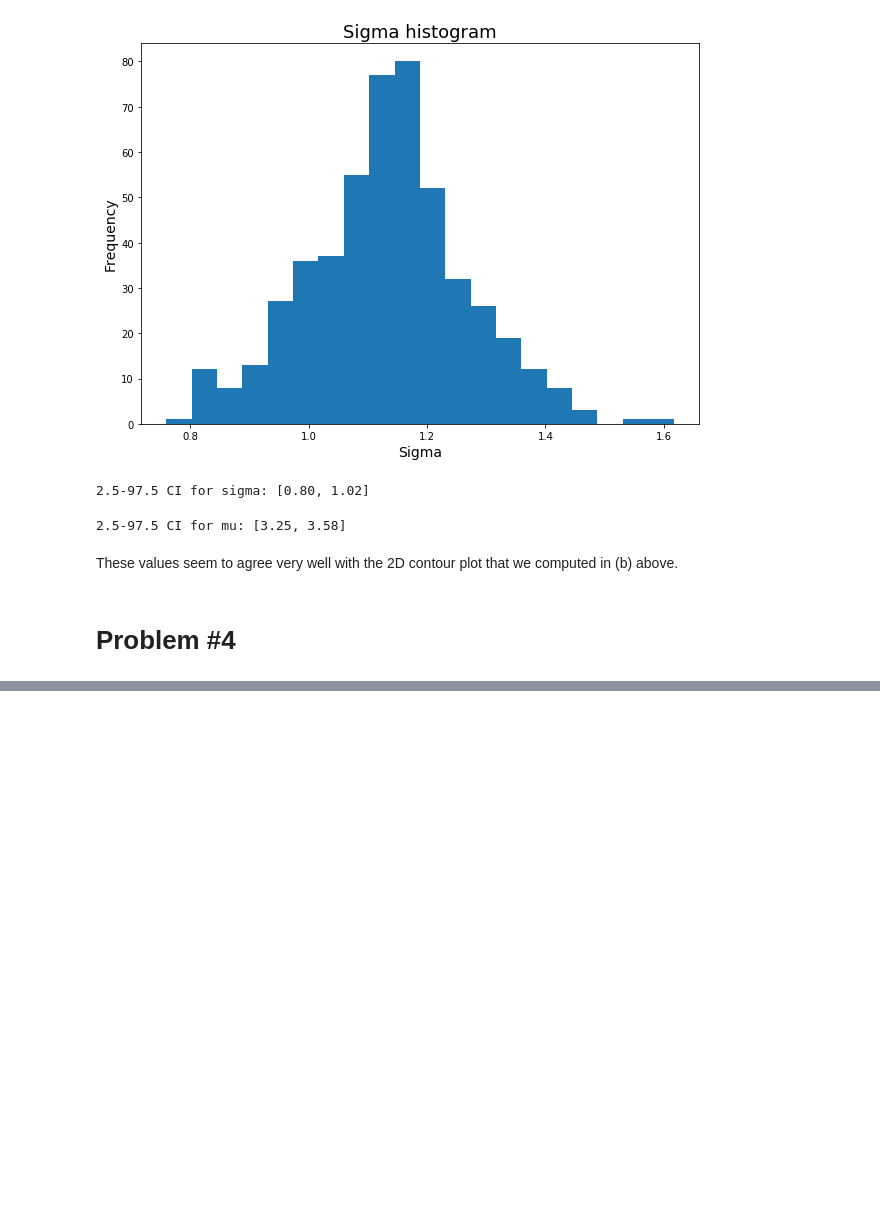
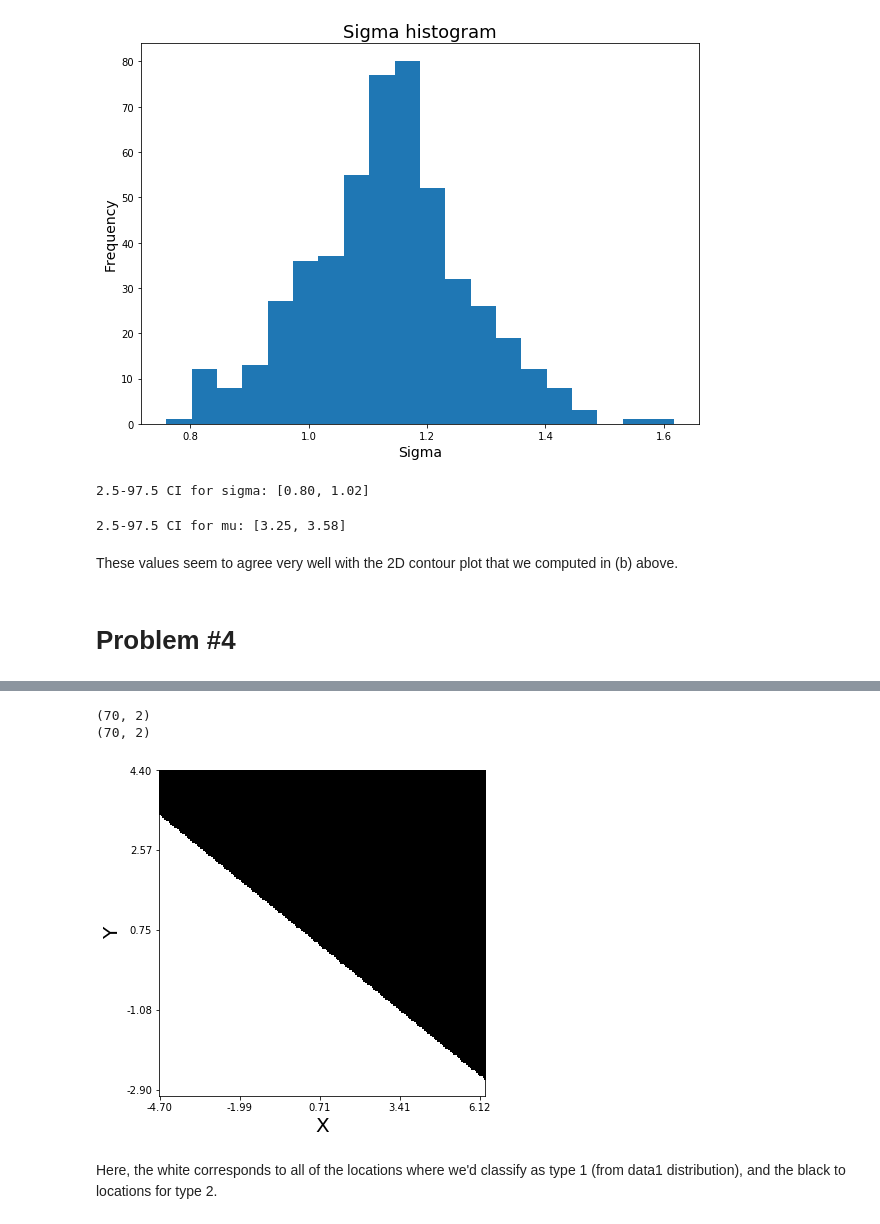
Before and after one commit to rfeinman/hw-mathtools, a Jupyter notebook: Feinman_Reuben_HW6/hw6.ipynb, the cells around one changed output, grey strips where cells are left out. Saved outputs shown, nothing was run; the diff lists cells and outputs as text; code cells hidden in the pictures; blank space fills up the shorter version.

```diff
--- a/Feinman_Reuben_HW6/hw6.ipynb
+++ b/Feinman_Reuben_HW6/hw6.ipynb
@@ -557,0 +572,16 @@ These values seem to agree very well with the 2D contour plot that we computed i
+# %%
+# First, load the data
+import scipy.io as sio
+
+data1 = sio.loadmat('fisherData.mat')['data1']
+data2 = sio.loadmat('fisherData.mat')['data2']
+# %%
+print(data1.shape)
+print(data2.shape)
+# %% [output]
+(70, 2)
+(70, 2)
+# %%
+# Collect the means
+mu1 = np.mean(data1, axis=0)
+mu2 = np.mean(data2, axis=0)
@@ -557,0 +602,37 @@ These values seem to agree very well with the 2D contour plot that we computed i
+# %%
+from scipy.stats import multivariate_normal as mvn
+
+# helper function for computing the 2 gaussian images
+def compute_gauss_image(X, Y, mu):
+    x_len = X.shape[1]
+    y_len = X.shape[0]
+    G = np.zeros_like(X)
+    for y in range(y_len):
+        for x in range(x_len):
+            # Get PDF value of the 2D gaussian at this location
+            # (identity covariance)
+            G[y,x] = mvn.pdf([X[y_len-y-1,x], Y[y_len-y-1,x]], mean=mu, cov=1)
+
+    return G
+# %%
+# Compute the 2 Gaussian images
+G1 = compute_gauss_image(X, Y, mu1)
+G2 = compute_gauss_image(X, Y, mu2)
+# Compute the binary image
+bin_image = G1 > G2
+# %%
+# Show the binary image
+ticks = np.asarray(range(0, 200, 49))
+xticks = ['%0.2f' % val for val in x[ticks]]
+yticks = ['%0.2f' % val for val in y[200-ticks-1]]
+plt.figure(figsize=(6,6))
+plt.imshow(bin_image, cmap='gray')
+plt.xlabel('X', fontsize=20)
+plt.ylabel('Y', fontsize=20)
+plt.xticks(ticks, xticks)
+plt.yticks(ticks, yticks)
+plt.show()
+# %% [output]
+[figure, added]
+# %% [markdown]
+Here, the white corresponds to all of the locations where we'd classify as type 1 (from data1 distribution), and the black to locations for type 2.
```
Also changed, not shown: parts of 3 cells of this notebook.
